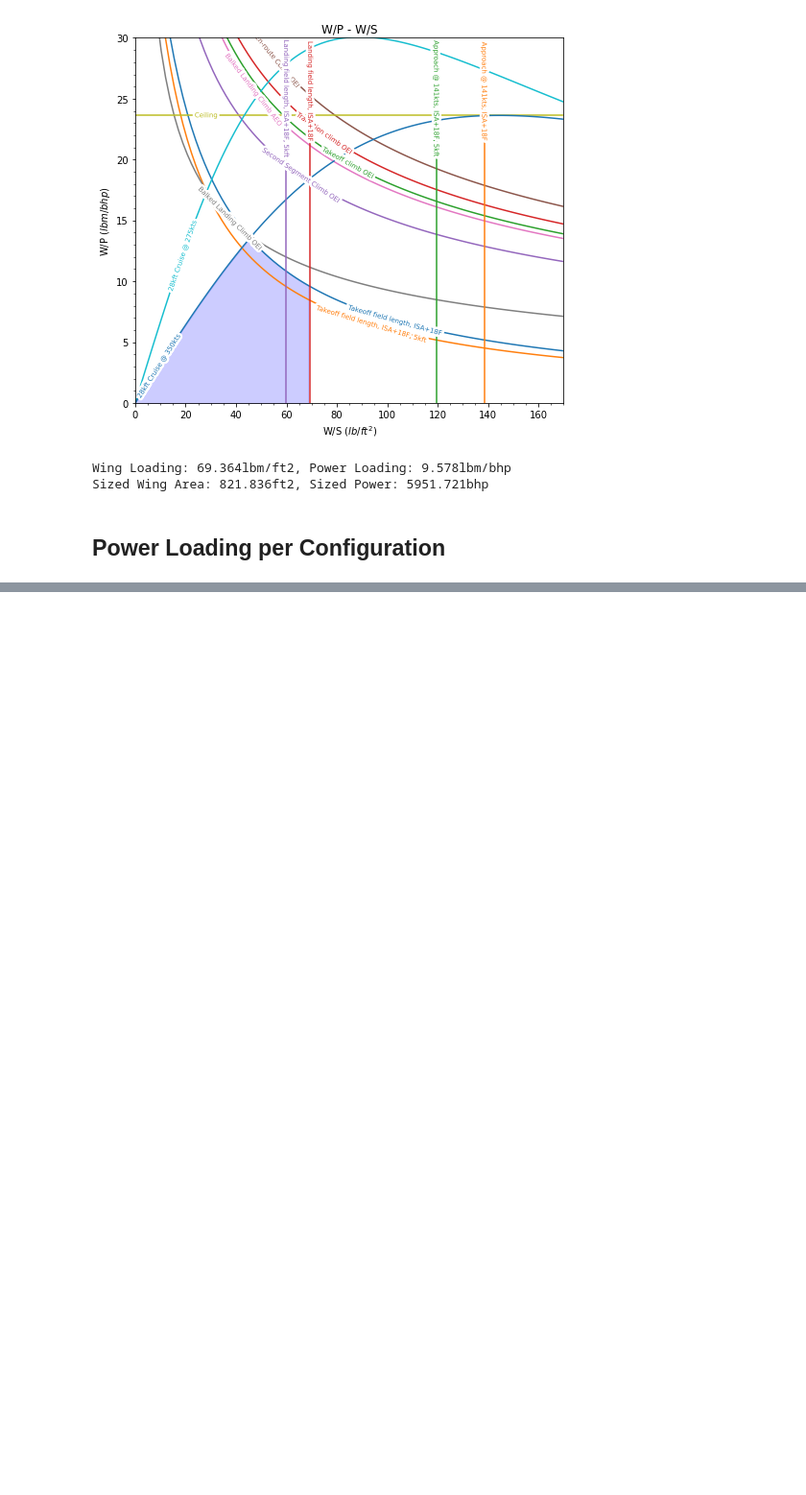
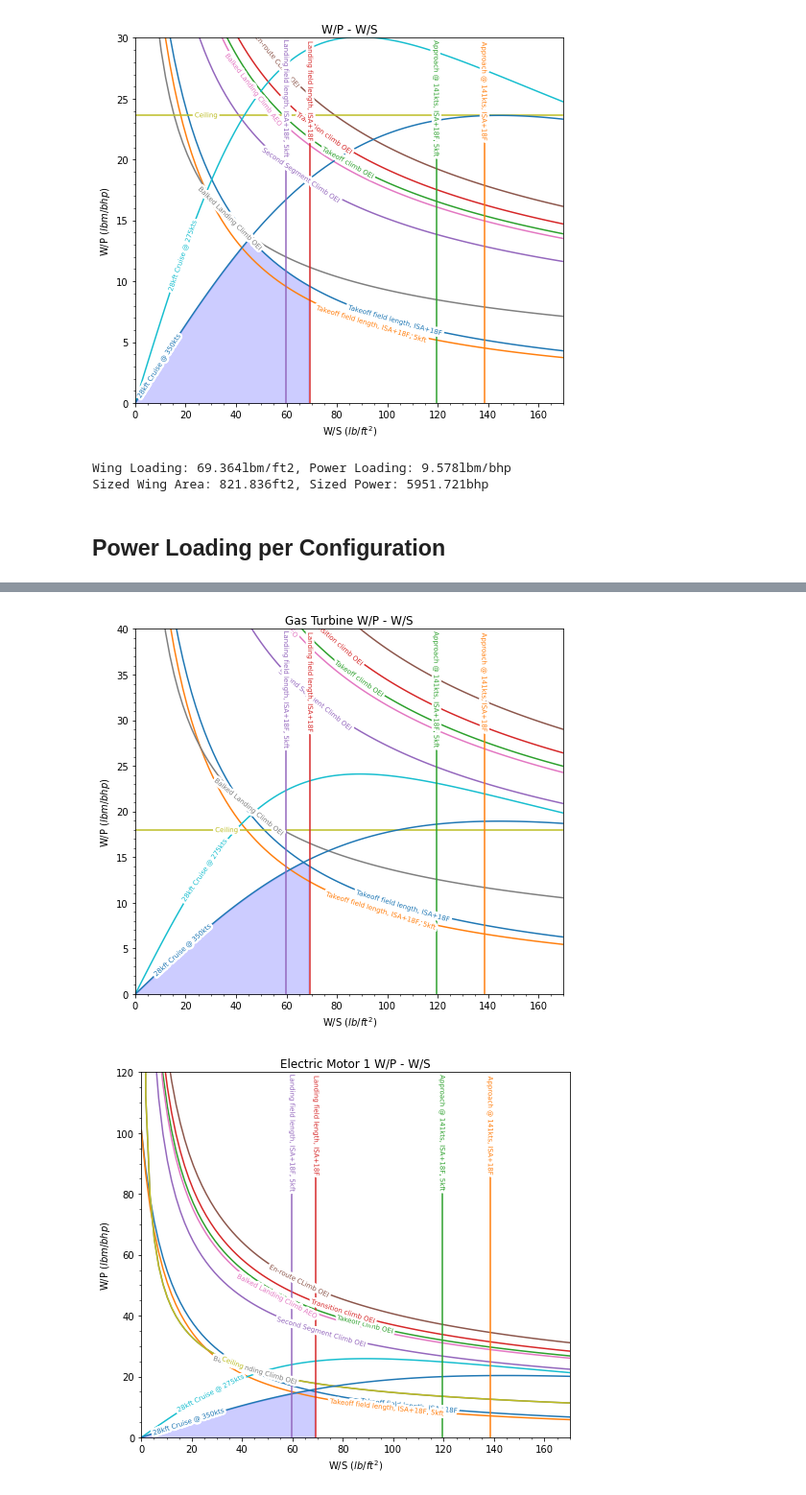
Before and after one commit to jucobee/START, a Jupyter notebook: A4/PowerLoading.ipynb, the cells around one changed output, grey strips where cells are left out. Shown at 96% size. Cells and saved outputs as stored; diff of their text form; code cells hidden in the pictures; blank space fills up the shorter version.

```diff
--- a/A4/PowerLoading.ipynb
+++ b/A4/PowerLoading.ipynb
@@ -409,0 +413,29 @@ PlotPTrain(5,150) # battery
+# %%
+## Serial
+PRatios = [1, # TO
+            1, # TO Climb
+            1, # Transition Climb
+            1, # 2nd CLimb
+            1, # ERC
+            1, # Balked AEO
+            1, # Balked OEI
+            1, # Ceiling
+            1, # Cruise @ 275kts
+            1] # Cruise @ 350kts
+ERatios = [0.36, # TO <-- MAX E ratio
+            0.36, # TO Climb
+            0.36, # Transition Climb
+            0.36, # 2nd CLimb
+            0.36, # ERC
+            0.36, # Balked AEO
+            0.285, # Balked OEI
+            0.0, # Ceiling
+            0.02, # Cruise @ 275kts
+            0.02] # Cruise @ 350kts
+
+PlotPTrain(1,PRatios,ERatios,40) # gas turbine
+PlotPTrain(4,PRatios,ERatios,120) # gas turbine
+PlotPTrain(5,PRatios,ERatios,150) # gas turbine
+# %% [output]
+[figure, added]
+[figure, added]
```
Also changed, not shown: parts of 4 cells of this notebook, 1 other file.
